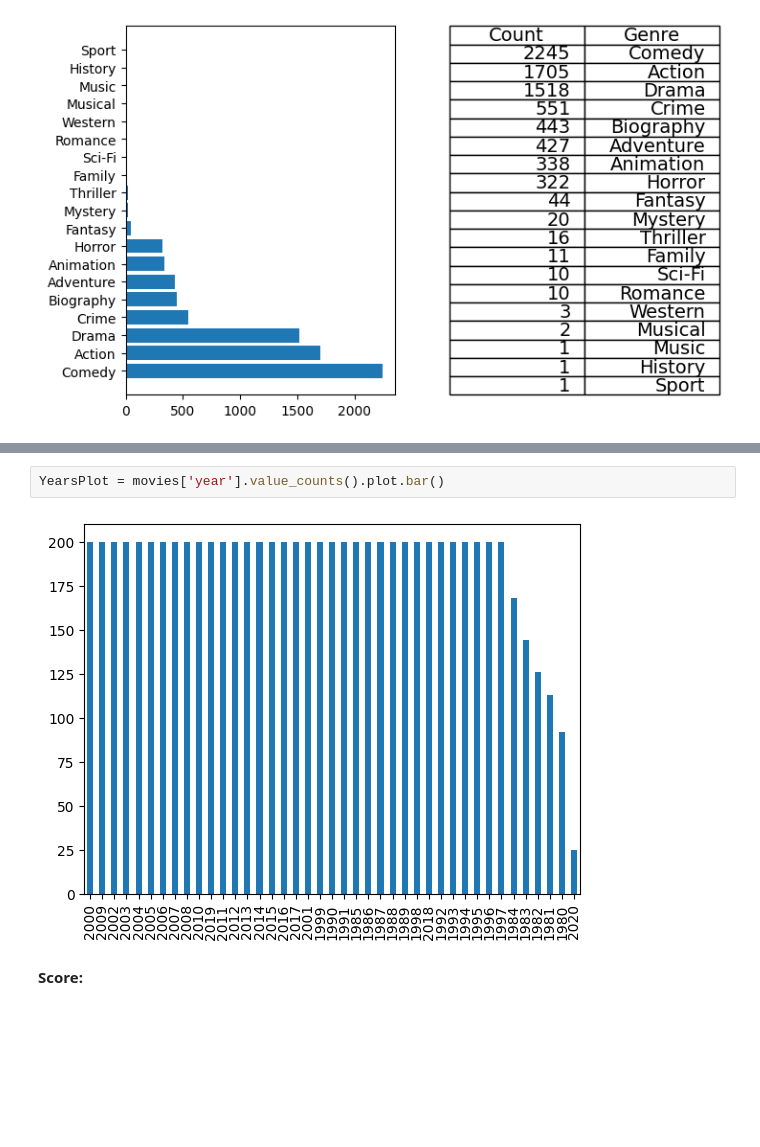
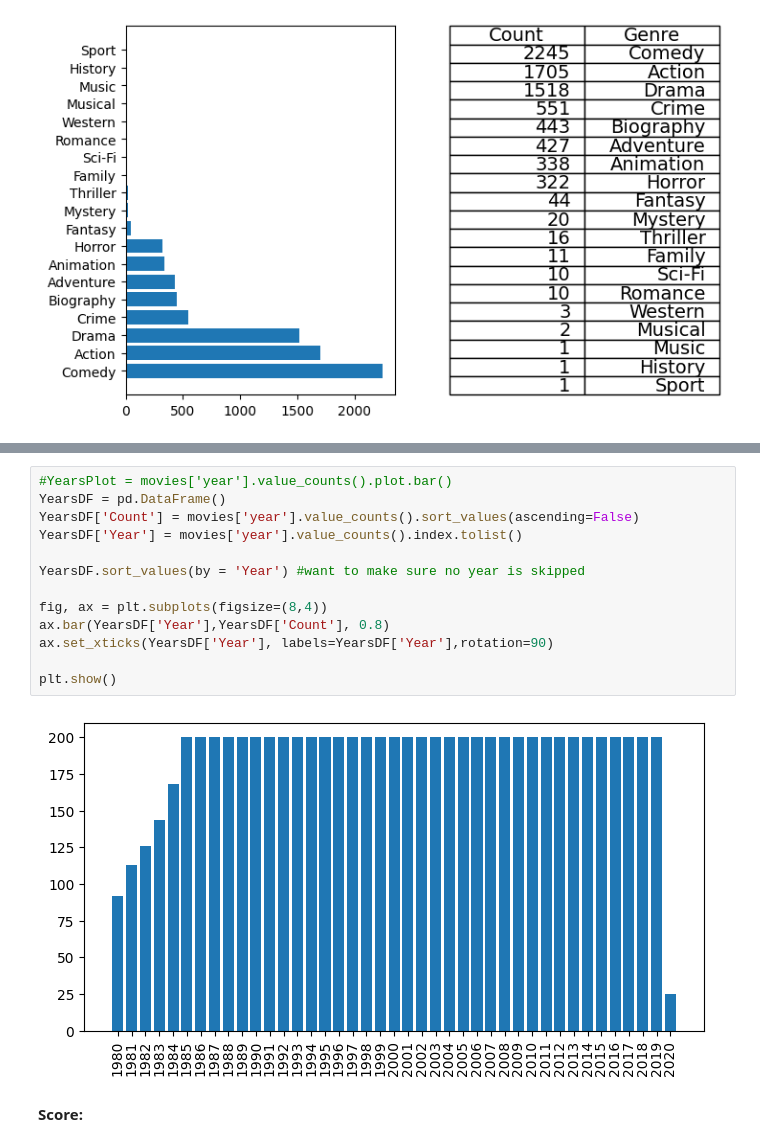
Before and after one commit to dchicasduena/COMP3400_Project, a Jupyter notebook: Project.ipynb, the cells around one changed output, grey strips where cells are left out. Cells and saved outputs as stored; diff of their text form; blank space fills up the shorter version.

Commit message:
Have polished some of my graphs, making a descriptor for country now

```diff
--- a/Project.ipynb
+++ b/Project.ipynb
@@ -148,7 +166,18 @@ mpl_table.set_fontsize(font_size)
 # %%
-YearsPlot = movies['year'].value_counts().plot.bar()
+#YearsPlot = movies['year'].value_counts().plot.bar()
+YearsDF = pd.DataFrame()
+YearsDF['Count'] = movies['year'].value_counts().sort_values(ascending=False)
+YearsDF['Year'] = movies['year'].value_counts().index.tolist()
+
+YearsDF.sort_values(by = 'Year') #want to make sure no year is skipped
+
+fig, ax = plt.subplots(figsize=(8,4))
+ax.bar(YearsDF['Year'],YearsDF['Count'], 0.8)
+ax.set_xticks(YearsDF['Year'], labels=YearsDF['Year'],rotation=90)
+
+plt.show()
 # %% [output]
-[figure, old version]
+[figure, new version]
 # %% [markdown]
 **Score:**
 # %%
```
Also changed, not shown: parts of 6 cells of this notebook.
